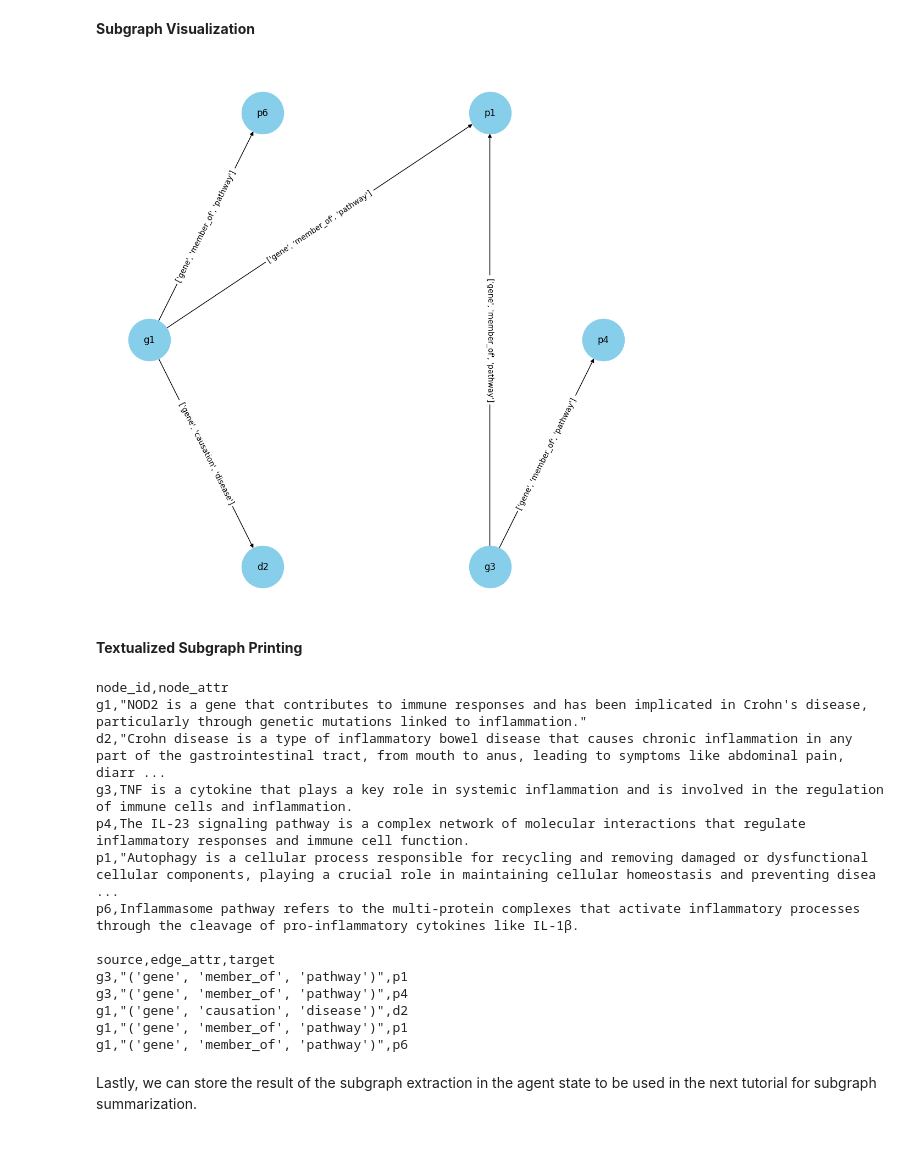
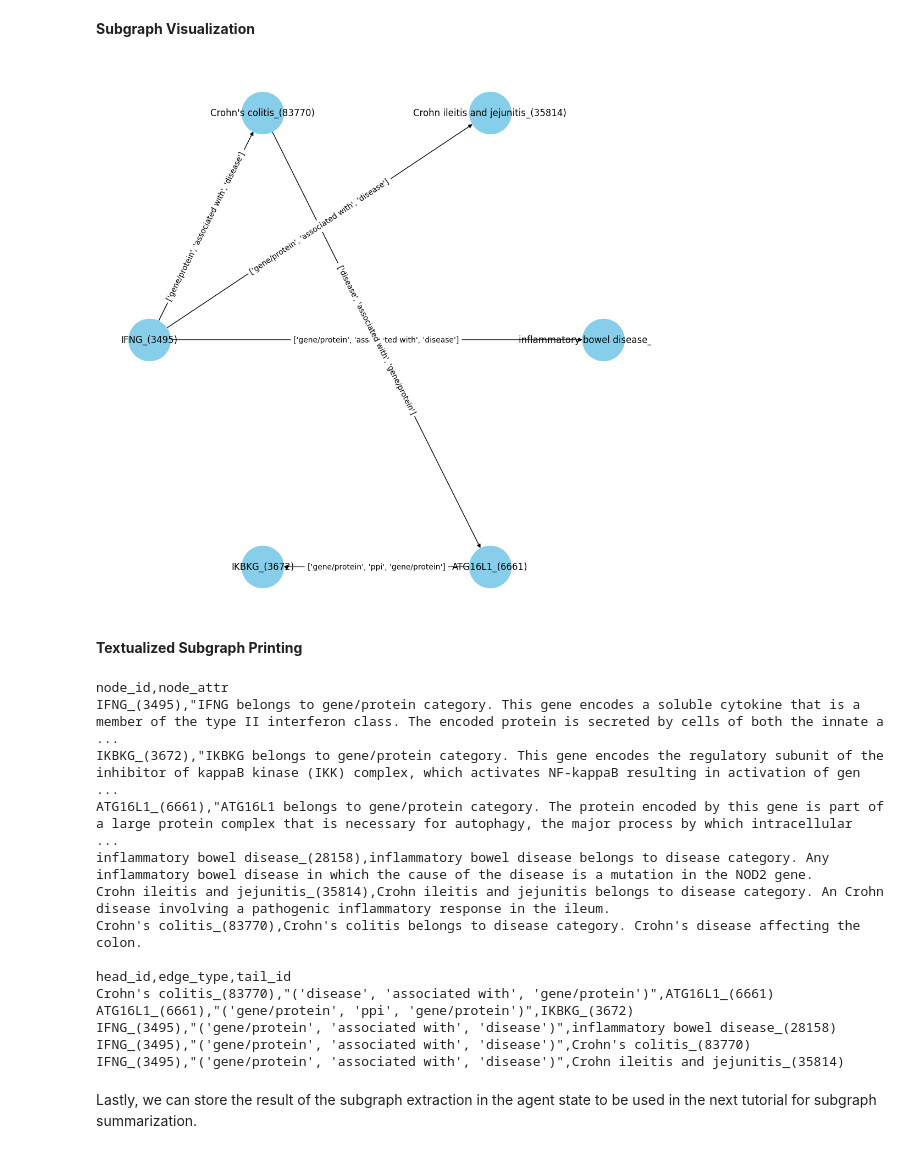
Before and after one commit to VirtualPatientEngine/AIAgents4Pharma, a Jupyter notebook: docs/notebooks/talk2knowledgegraphs/tutorial_talk2kg_agentic_tools.ipynb, the cells around one changed output. Cells and saved outputs as stored; diff of their text form; code cells hidden in the pictures.

Commit message:
fix: utilize subgraph of primekg for testing

```diff
--- a/docs/notebooks/talk2knowledgegraphs/tutorial_talk2kg_agentic_tools.ipynb
+++ b/docs/notebooks/talk2knowledgegraphs/tutorial_talk2kg_agentic_tools.ipynb
@@ -41,22 +42,30 @@ Before invoking the tool, we need to define a dictionary as agent state that wil
 # %%
 # Define the data path
 DATA_PATH = "../../../aiagents4pharma/talk2knowledgegraphs/tests/files"
+# DATA_PATH = "../../../../data"
 
 # Setup dictionary as agent state
 agent_state = {
-    "llm_model": "gpt-4o-mini",
+    "llm_model": ChatOpenAI(model="gpt-4o-mini", temperature=0.0),
+    "embedding_model": OpenAIEmbeddings(model="text-embedding-3-small"),
     "uploaded_files": [],
-    "input_tkg": f"{DATA_PATH}/kg_pyg_graph.pkl",
-    "input_text_tkg": f"{DATA_PATH}/kg_text_graph.pkl",
     "topk_nodes": 3,
     "topk_edges": 3,
-    "graph_dict": None,
-    "graph_text": None,
-    "graph_summary": None
+    "dic_source_graph": [
+        {
+            "name": "PrimeKG",
+            "kg_pyg_path": f"{DATA_PATH}/primekg_ibd_pyg_graph.pkl",
+            "kg_text_path": f"{DATA_PATH}/primekg_ibd_text_graph.pkl",
+        }
+    ],
+    "dic_extracted_graph": []
 }
 
 # Prepare the prompt for subgraph extraction
-prompt = """Extract all relevant information related to nodes of genes mentioned in the knowledge graph."""
+prompt = """
+    Extract all relevant information related to nodes of genes related to inflammatory bowel disease
+    (IBD) that existed in the knowledge graph.
+    Please set the extraction name for this process as `subkg_12345`."""
 # %%
 # Instantiate the SubgraphExtractionTool
 subgraph_extraction_tool = SubgraphExtractionTool()
@@ -64,5 +73,6 @@ subgraph_extraction_tool = SubgraphExtractionTool()
 # Invoking the subgraph_extraction_tool
 result = subgraph_extraction_tool.invoke(input={"prompt": prompt,
                                                 "tool_call_id": "subgraph_extraction_tool",
-                                                "state": agent_state})
+                                                "state": agent_state,
+                                                "arg_data": {"extraction_name": "subkg_12345"}})
 # %% [output]
@@ -102,37 +104,37 @@ def dict_to_nx_graph(graph_dict):
     return graph
 # %%
 # Extracted subgraph
-nx_graph = dict_to_nx_graph(result.update['graph_dict'])
+nx_graph = dict_to_nx_graph(result.update['dic_extracted_graph'][0]['graph_dict'])
 
 # Visualize the extracted subgraph
 # Make a simple plot of the knowledge graph
 plt.figure(figsize=(10, 10))
 pos = nx.shell_layout(nx_graph)
 nx.draw(nx_graph, pos, with_labels=True, node_size=3000, node_color='skyblue')
 nx.draw_networkx_edge_labels(nx_graph, pos, edge_labels={(u, v): d['relation'] for u, v, d in nx_graph.edges(data=True)})
 plt.show()
 # %% [output]
-[figure, old version]
+[figure, new version]
 # %% [markdown]
 **Textualized Subgraph Printing**
 # %%
 # Checking the result of subgraph extraction
-print(result.update['graph_text'])
+print(result.update['dic_extracted_graph'][0]['graph_text'])
 # %% [output]
 node_id,node_attr
-g1,"NOD2 is a gene that contributes to immune responses and has been implicated in Crohn's disease, particularly through genetic mutations linked to inflammation."
-d2,"Crohn disease is a type of inflammatory bowel disease that causes chronic inflammation in any part of the gastrointestinal tract, from mouth to anus, leading to symptoms like abdominal pain, diarr ...
-g3,TNF is a cytokine that plays a key role in systemic inflammation and is involved in the regulation of immune cells and inflammation.
-p4,The IL-23 signaling pathway is a complex network of molecular interactions that regulate inflammatory responses and immune cell function.
-p1,"Autophagy is a cellular process responsible for recycling and removing damaged or dysfunctional cellular components, playing a crucial role in maintaining cellular homeostasis and preventing disea ...
-p6,Inflammasome pathway refers to the multi-protein complexes that activate inflammatory processes through the cleavage of pro-inflammatory cytokines like IL-1β.
+IFNG_(3495),"IFNG belongs to gene/protein category. This gene encodes a soluble cytokine that is a member of the type II interferon class. The encoded protein is secreted by cells of both the innate a ...
+IKBKG_(3672),"IKBKG belongs to gene/protein category. This gene encodes the regulatory subunit of the inhibitor of kappaB kinase (IKK) complex, which activates NF-kappaB resulting in activation of gen ...
+ATG16L1_(6661),"ATG16L1 belongs to gene/protein category. The protein encoded by this gene is part of a large protein complex that is necessary for autophagy, the major process by which intracellular  ...
+inflammatory bowel disease_(28158),inflammatory bowel disease belongs to disease category. Any inflammatory bowel disease in which the cause of the disease is a mutation in the NOD2 gene.
+Crohn ileitis and jejunitis_(35814),Crohn ileitis and jejunitis belongs to disease category. An Crohn disease involving a pathogenic inflammatory response in the ileum.
+Crohn's colitis_(83770),Crohn's colitis belongs to disease category. Crohn's disease affecting the colon.
 
-source,edge_attr,target
-g3,"('gene', 'member_of', 'pathway')",p1
-g3,"('gene', 'member_of', 'pathway')",p4
-g1,"('gene', 'causation', 'disease')",d2
-g1,"('gene', 'member_of', 'pathway')",p1
-g1,"('gene', 'member_of', 'pathway')",p6
+head_id,edge_type,tail_id
+Crohn's colitis_(83770),"('disease', 'associated with', 'gene/protein')",ATG16L1_(6661)
+ATG16L1_(6661),"('gene/protein', 'ppi', 'gene/protein')",IKBKG_(3672)
+IFNG_(3495),"('gene/protein', 'associated with', 'disease')",inflammatory bowel disease_(28158)
+IFNG_(3495),"('gene/protein', 'associated with', 'disease')",Crohn's colitis_(83770)
+IFNG_(3495),"('gene/protein', 'associated with', 'disease')",Crohn ileitis and jejunitis_(35814)
 # %% [markdown]
 Lastly, we can store the result of the subgraph extraction in the agent state to be used in the next tutorial for subgraph summarization.
 # %%
```
Also changed, not shown: parts of 12 cells of this notebook, 11 other files.
